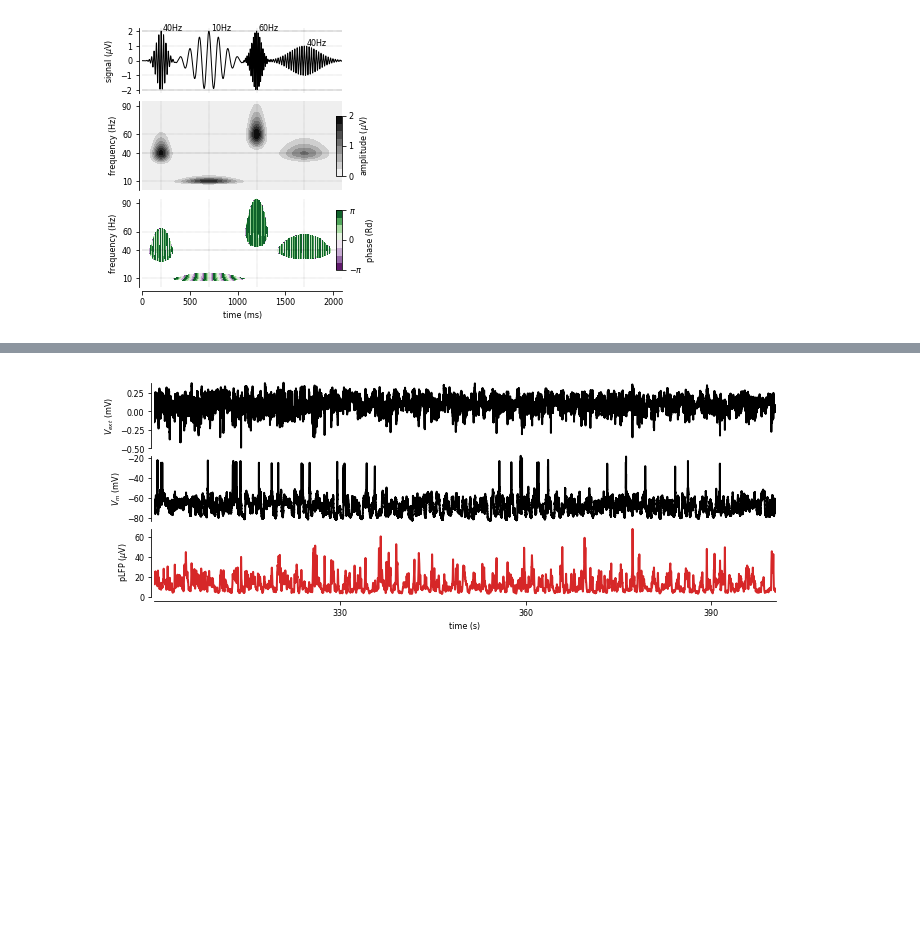
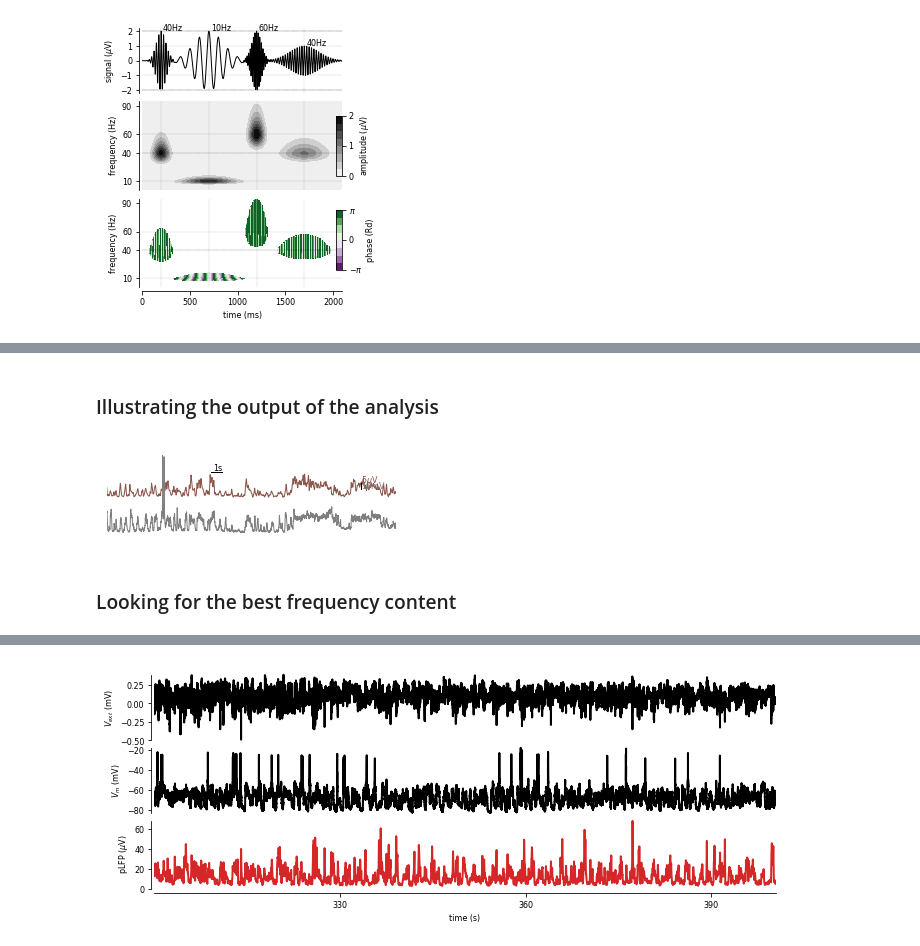
Before and after one commit to yzerlaut/NSI-paper, a Jupyter notebook: Notebook.ipynb, the cells around one changed output, grey strips where cells are left out. Saved outputs shown, nothing was run; the diff lists cells and outputs as text; code cells hidden in the pictures; blank space fills up the shorter version.

```diff
--- a/Notebook.ipynb
+++ b/Notebook.ipynb
@@ -258,0 +301,41 @@ data_awake['dt'] = data_awake['t'][1]-data_awake['t'][0]
+# %% [markdown]
+### Illustrating the output of the analysis
+# %%
+t0, width = 153.5, 25
+spikes=-30
+vm_color=Grey
+pLFP_color=Brown
+Vm_bar = 10
+pLFP_bar=5
+T_bar=1.
+pLFP_loc=-45
+
+cond = (data_awake['new_t']>t0) & (data_awake['new_t']<t0+width)
+fig_with_pLFP, ax = figure(figsize=(.5,.15), left=.01, bottom=.1)
+ax = plt.subplot2grid((4, 1), (0, 0), rowspan=3)
+ax.plot(data_awake['new_t'][cond],
+        data_awake['pLFP'][cond].mean()+data_awake['pLFP'][cond]/pLFP_bar*Vm_bar+pLFP_loc,
+        '-', lw=1, color=pLFP_color)
+cond = cond & (data_awake['new_Vm']<spikes)
+ax.plot(data_awake['new_t'][cond], data_awake['new_Vm'][cond], '-', color=vm_color, lw=1)
+cond0 = (data_awake['t']>t0) & (data_awake['t']<t0+width)
+i0 = np.argwhere((data_awake['Vm'][cond0][1:]>spikes) & (data_awake['Vm'][cond0][:-1]<=spikes)).flatten()
+for ii in i0:
+    ax.plot(data_awake['t'][cond0][ii-100:ii+100], data_awake['Vm'][cond0][ii-100:ii+100], '-', color=vm_color, lw=1)
+# ax.plot([data_awake['new_t'][cond][0], data_awake['new_t'][cond][-1]], pLFP_loc*np.ones(2), ':', color=pLFP_color, lw=1)
+# ax.plot([data_awake['new_t'][cond][0], data_awake['new_t'][cond][-1]], -50*np.ones(2), ':', color=vm_color, lw=1)
+# Tbar
+ax.plot([data_awake['new_t'][cond][0]+T_bar+8, data_awake['new_t'][cond][0]+2*T_bar+8], [10, 10], 'k-', lw=1)
+ax.annotate(str(int(T_bar))+'s', (data_awake['new_t'][cond][0]+T_bar+8+.2, 11), fontsize=FONTSIZE)
+# Vm-LFP bar
+ax.plot([data_awake['new_t'][cond][-1]-3*T_bar, data_awake['new_t'][cond][-1]-3*T_bar], [pLFP_loc/5, pLFP_loc/5-Vm_bar], 'k-', lw=1)
+ax.annotate(str(int(Vm_bar))+'mV', (data_awake['new_t'][cond][-1]-3*T_bar, pLFP_loc/5-Vm_bar), fontsize=FONTSIZE, color=vm_color)
+ax.annotate(str(int(pLFP_bar))+'$\mu$V', (data_awake['new_t'][cond][-1]-3*T_bar, pLFP_loc/5),
+            fontsize=FONTSIZE, color=pLFP_color)
+set_plot(ax, [], xlim=[data_awake['new_t'][cond][0], data_awake['new_t'][cond][-1]], xticks=[], yticks=[])
+
+#fig.savefig(desktop+'fig.svg')
+# %% [output]
+[figure, added]
+# %% [markdown]
+### Looking for the best frequency content
```
Also changed, not shown: parts of 13 cells of this notebook.
